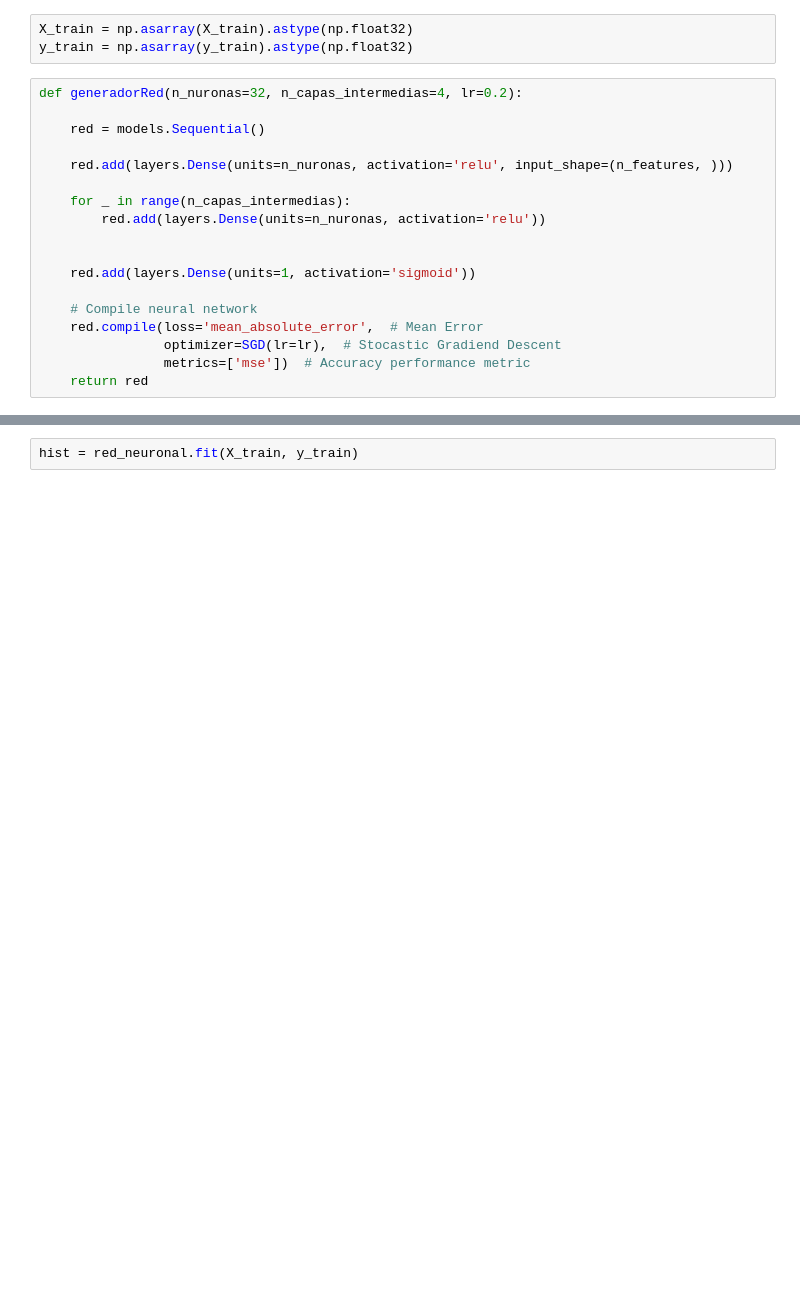
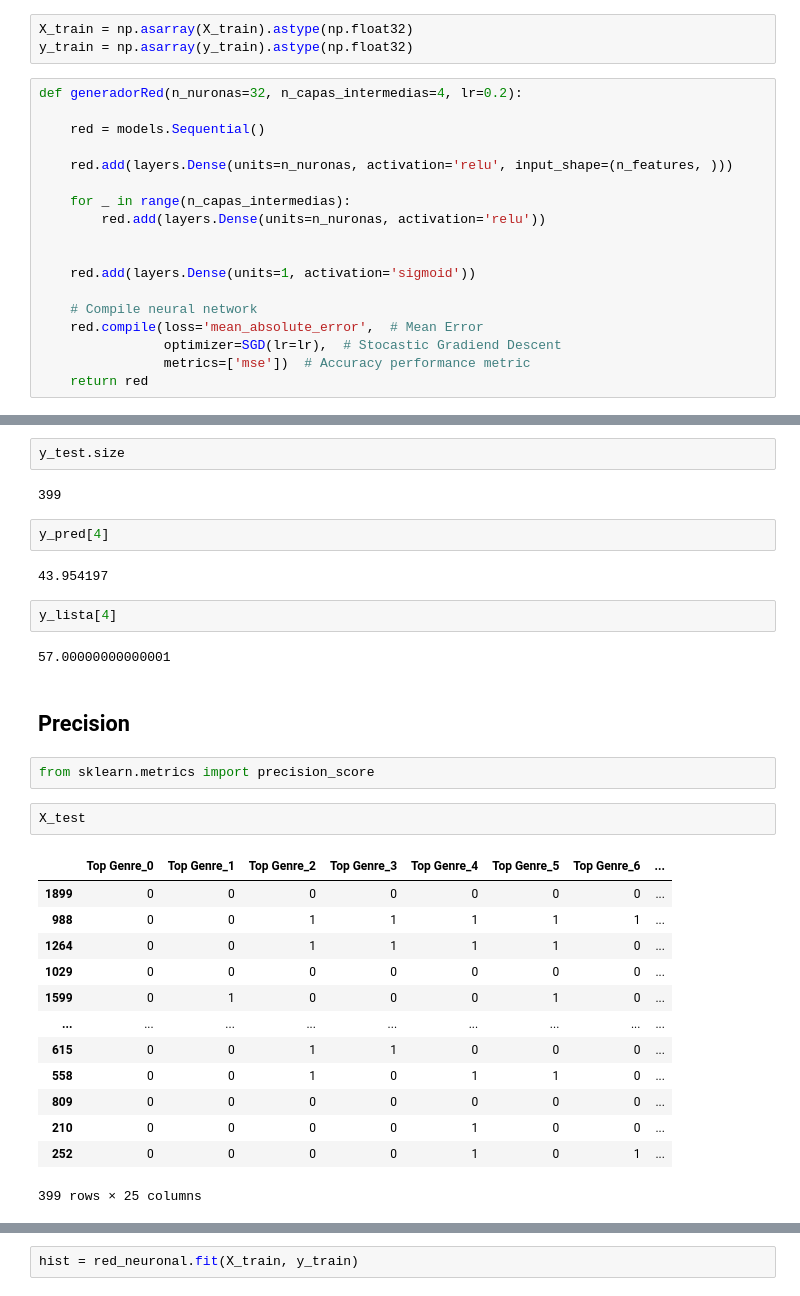
Before and after one commit to JuanOpizzi/IA-Spotify, a Jupyter notebook: Analisis_IA.ipynb, the cells around one changed output, grey strips where cells are left out. Drawn from its saved outputs; the diff is of its cells as text; blank space fills up the shorter version.

```diff
--- a/Analisis_IA.ipynb
+++ b/Analisis_IA.ipynb
@@ -121,0 +196,32 @@ def generadorRed(n_nuronas=32, n_capas_intermedias=4, lr=0.2):
+# %%
+y_test.size
+# %% [output]
+399
+# %%
+y_pred[4]
+# %% [output]
+43.954197
+# %%
+y_lista[4]
+# %% [output]
+57.00000000000001
+# %% [markdown]
+## Precision
+# %%
+from sklearn.metrics import precision_score
+# %%
+X_test
+# %% [output]
+|  | Top Genre_0 | Top Genre_1 | Top Genre_2 | Top Genre_3 | Top Genre_4 | Top Genre_5 | Top Genre_6 | ... |
+| 1899 | 0 | 0 | 0 | 0 | 0 | 0 | 0 | ... |
+| 988 | 0 | 0 | 1 | 1 | 1 | 1 | 1 | ... |
+| 1264 | 0 | 0 | 1 | 1 | 1 | 1 | 0 | ... |
+| 1029 | 0 | 0 | 0 | 0 | 0 | 0 | 0 | ... |
+| 1599 | 0 | 1 | 0 | 0 | 0 | 1 | 0 | ... |
+| ... | ... | ... | ... | ... | ... | ... | ... | ... |
+| 615 | 0 | 0 | 1 | 1 | 0 | 0 | 0 | ... |
+| 558 | 0 | 0 | 1 | 0 | 1 | 1 | 0 | ... |
+| 809 | 0 | 0 | 0 | 0 | 0 | 0 | 0 | ... |
+| 210 | 0 | 0 | 0 | 0 | 1 | 0 | 0 | ... |
+| 252 | 0 | 0 | 0 | 0 | 1 | 0 | 1 | ... |
+399 rows × 25 columns
```
Also changed, not shown: parts of 25 cells of this notebook.
